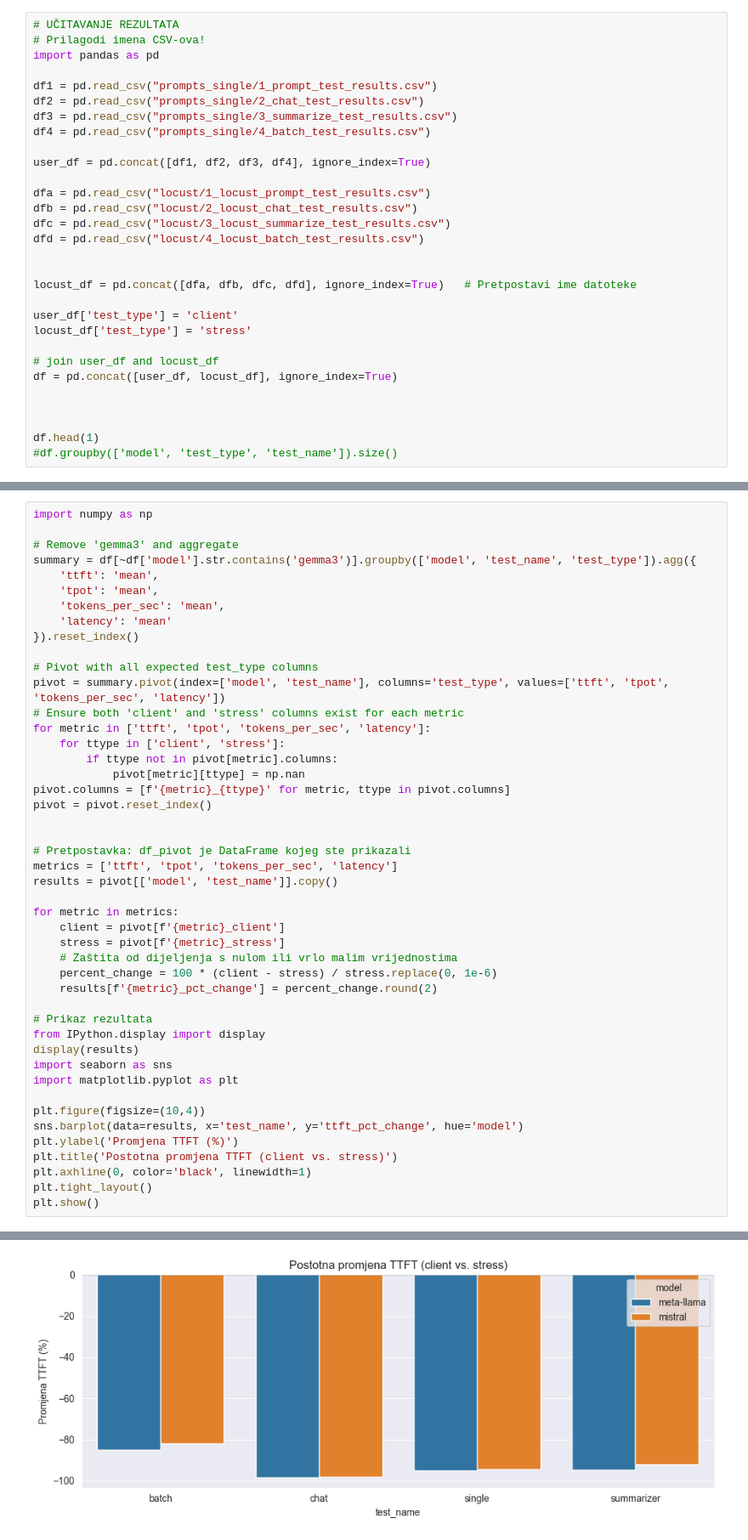
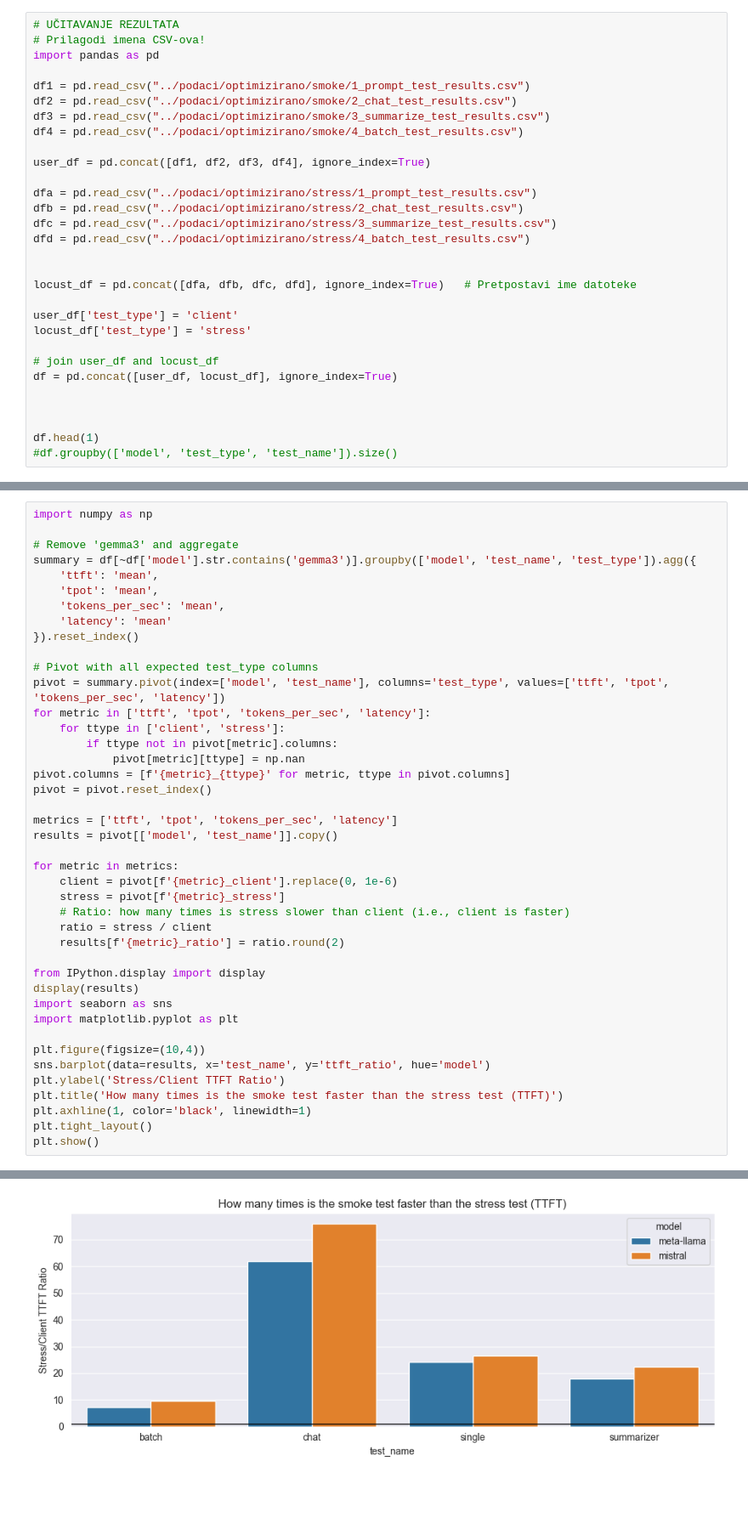
Before and after one commit to vanjaluk8/eksperiment_LLM, a Jupyter notebook: metrike/obrada_gotova/analiza_test2.ipynb, the cells around one changed output, grey strips where cells are left out. Shown at 85% size. Cells and saved outputs as stored; diff of their text form; blank space fills up the shorter version.

```diff
--- a/metrike/obrada_gotova/analiza_test2.ipynb
+++ b/metrike/obrada_gotova/analiza_test2.ipynb
@@ -3,17 +3,17 @@
 # Prilagodi imena CSV-ova!
 import pandas as pd
 
-df1 = pd.read_csv("prompts_single/1_prompt_test_results.csv")
-df2 = pd.read_csv("prompts_single/2_chat_test_results.csv")
-df3 = pd.read_csv("prompts_single/3_summarize_test_results.csv")
-df4 = pd.read_csv("prompts_single/4_batch_test_results.csv")
+df1 = pd.read_csv("../podaci/optimizirano/smoke/1_prompt_test_results.csv")
+df2 = pd.read_csv("../podaci/optimizirano/smoke/2_chat_test_results.csv")
+df3 = pd.read_csv("../podaci/optimizirano/smoke/3_summarize_test_results.csv")
+df4 = pd.read_csv("../podaci/optimizirano/smoke/4_batch_test_results.csv")
 
 user_df = pd.concat([df1, df2, df3, df4], ignore_index=True)
 
-dfa = pd.read_csv("locust/1_locust_prompt_test_results.csv")
-dfb = pd.read_csv("locust/2_locust_chat_test_results.csv")
-dfc = pd.read_csv("locust/3_locust_summarize_test_results.csv")
-dfd = pd.read_csv("locust/4_locust_batch_test_results.csv")
+dfa = pd.read_csv("../podaci/optimizirano/stress/1_prompt_test_results.csv")
+dfb = pd.read_csv("../podaci/optimizirano/stress/2_chat_test_results.csv")
+dfc = pd.read_csv("../podaci/optimizirano/stress/3_summarize_test_results.csv")
+dfd = pd.read_csv("../podaci/optimizirano/stress/4_batch_test_results.csv")
 
 
 locust_df = pd.concat([dfa, dfb, dfc, dfd], ignore_index=True)   # Pretpostavi ime datoteke
@@ -153,7 +153,6 @@ summary = df[~df['model'].str.contains('gemma3')].groupby(['model', 'test_name',
 
 # Pivot with all expected test_type columns
 pivot = summary.pivot(index=['model', 'test_name'], columns='test_type', values=['ttft', 'tpot', 'tokens_per_sec', 'latency'])
-# Ensure both 'client' and 'stress' columns exist for each metric
 for metric in ['ttft', 'tpot', 'tokens_per_sec', 'latency']:
     for ttype in ['client', 'stress']:
         if ttype not in pivot[metric].columns:
@@ -161,29 +160,26 @@ for metric in ['ttft', 'tpot', 'tokens_per_sec', 'latency']:
 pivot.columns = [f'{metric}_{ttype}' for metric, ttype in pivot.columns]
 pivot = pivot.reset_index()
 
-
-# Pretpostavka: df_pivot je DataFrame kojeg ste prikazali
 metrics = ['ttft', 'tpot', 'tokens_per_sec', 'latency']
 results = pivot[['model', 'test_name']].copy()
 
 for metric in metrics:
-    client = pivot[f'{metric}_client']
+    client = pivot[f'{metric}_client'].replace(0, 1e-6)
     stress = pivot[f'{metric}_stress']
-    # Zaštita od dijeljenja s nulom ili vrlo malim vrijednostima
-    percent_change = 100 * (client - stress) / stress.replace(0, 1e-6)
-    results[f'{metric}_pct_change'] = percent_change.round(2)
+    # Ratio: how many times is stress slower than client (i.e., client is faster)
+    ratio = stress / client
+    results[f'{metric}_ratio'] = ratio.round(2)
 
-# Prikaz rezultata
 from IPython.display import display
 display(results)
 import seaborn as sns
 import matplotlib.pyplot as plt
 
 plt.figure(figsize=(10,4))
-sns.barplot(data=results, x='test_name', y='ttft_pct_change', hue='model')
-plt.ylabel('Promjena TTFT (%)')
-plt.title('Postotna promjena TTFT (client vs. stress)')
-plt.axhline(0, color='black', linewidth=1)
+sns.barplot(data=results, x='test_name', y='ttft_ratio', hue='model')
+plt.ylabel('Stress/Client TTFT Ratio')
+plt.title('How many times is the smoke test faster than the stress test (TTFT)')
+plt.axhline(1, color='black', linewidth=1)
 plt.tight_layout()
 plt.show()
 # %% [output]
@@ -199,4 +195,4 @@ plt.show()
-[figure, old version]
+[figure, new version]
 # %%
 # TIP TESTA
 # Vizualizacija: TTFT po modelima za oba tipa testiranja
```
Also changed, not shown: parts of 5 cells of this notebook, 38 other files.
